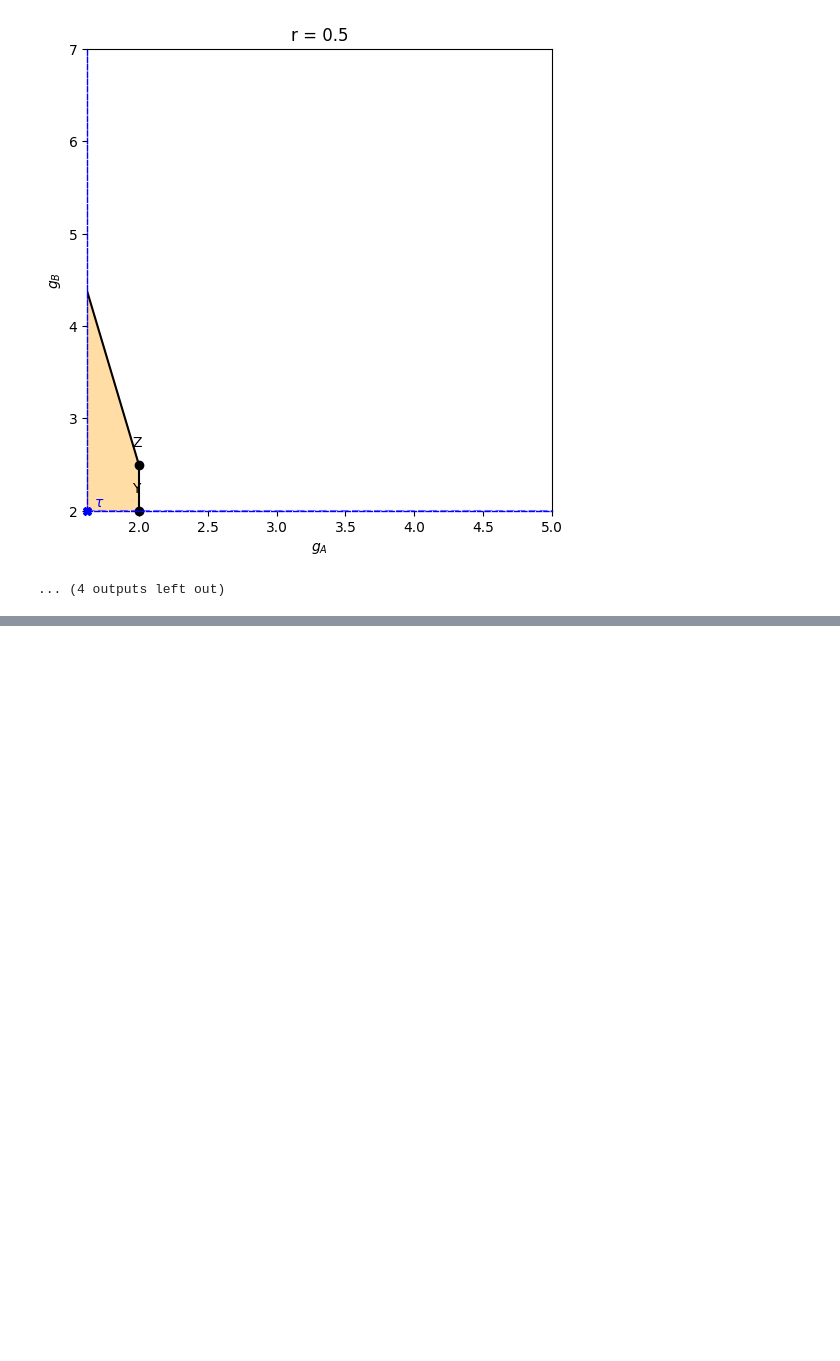
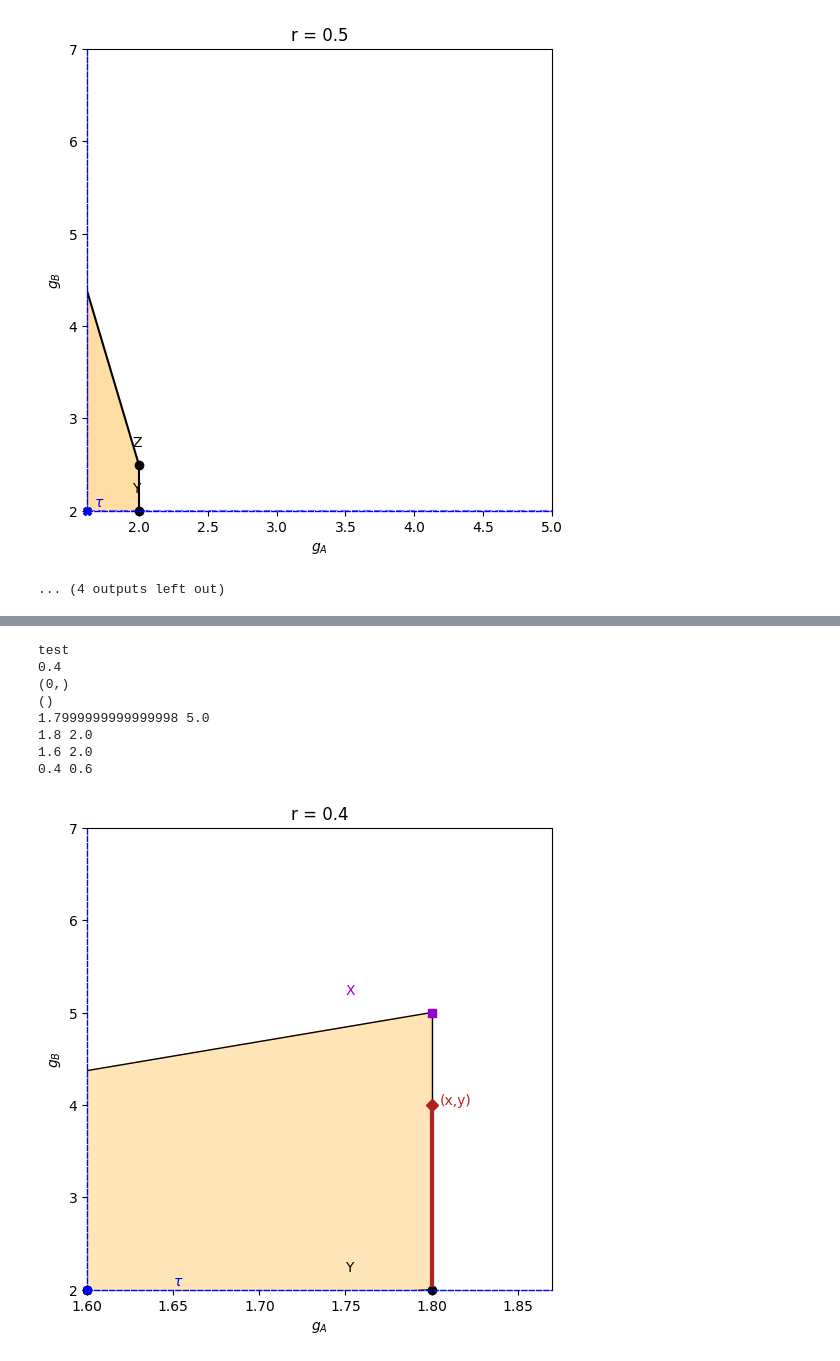
Before and after one commit to moticilla/semi_cooperative_game_coursework, a Jupyter notebook: graphing.ipynb, the cells around one changed output, grey strips where cells are left out. Saved outputs shown, nothing was run; the diff lists cells and outputs as text; code cells hidden in the pictures; blank space fills up the shorter version.

```diff
--- a/graphing.ipynb
+++ b/graphing.ipynb
@@ -407,0 +455,58 @@ for r, fp, fh in zip(rs, fp, fh):
+# %%
+import matplotlib.pyplot as plt
+
+# Print frontier with equilibrium point identified
+
+rs = [0, 0.4, 3/7, 0.47, 0.49, 0.5, 0.78, 0.63, 1]
+fp = [(0,),(0,),(0,1),(1,),(0,1,2,3),(2,),(2,), (1,), (2,)]
+fh = [(),(),(2,),(2,),(0,2,1,3),(1,3),(0,), (0,), (0,)]
+
+for r, fp, fh in zip(rs, fp, fh):
+    if r not in [0.4]:
+        continue
+
+    plt.rcParams["figure.figsize"] = (6,6)
+    fig, ax = plt.subplots(1,1)
+    xmax = 5
+    ymax = 7
+
+
+
+    print("test")
+    print(r)
+    print(fp)
+    print(fh)
+
+    frontier_graph_bargaining_set(plt, r, fp, fh)
+    graph_threat_point(plt,r,xmax,ymax,False)
+    graph_equilibrium(plt, r, (1.8,4), r'(x,y)')
+
+
+    #plt.show()
+
+
+
+    plt.xlim(left=threat_point(r)[0])
+    plt.ylim(threat_point(r)[1], ymax)
+
+    ax.spines['bottom'].set_color('blue')
+    ax.spines['left'].set_color('blue')
+    ax.spines['bottom'].set_linestyle('dashed')
+    ax.spines['left'].set_linestyle('dashed')
+    ax.spines['bottom'].set_linewidth(1)
+    ax.spines['left'].set_linewidth(1)
+
+
+
+    plt.savefig(f'graphics/equil_graph_{round(r,3)}.svg', format='svg', dpi=1200)
+    plt.show()
+# %% [output]
+test
+0.4
+(0,)
+()
+1.7999999999999998 5.0
+1.8 2.0
+1.6 2.0
+0.4 0.6
+[figure, added]
```
Also changed, not shown: parts of 6 cells of this notebook, 22 other files.
